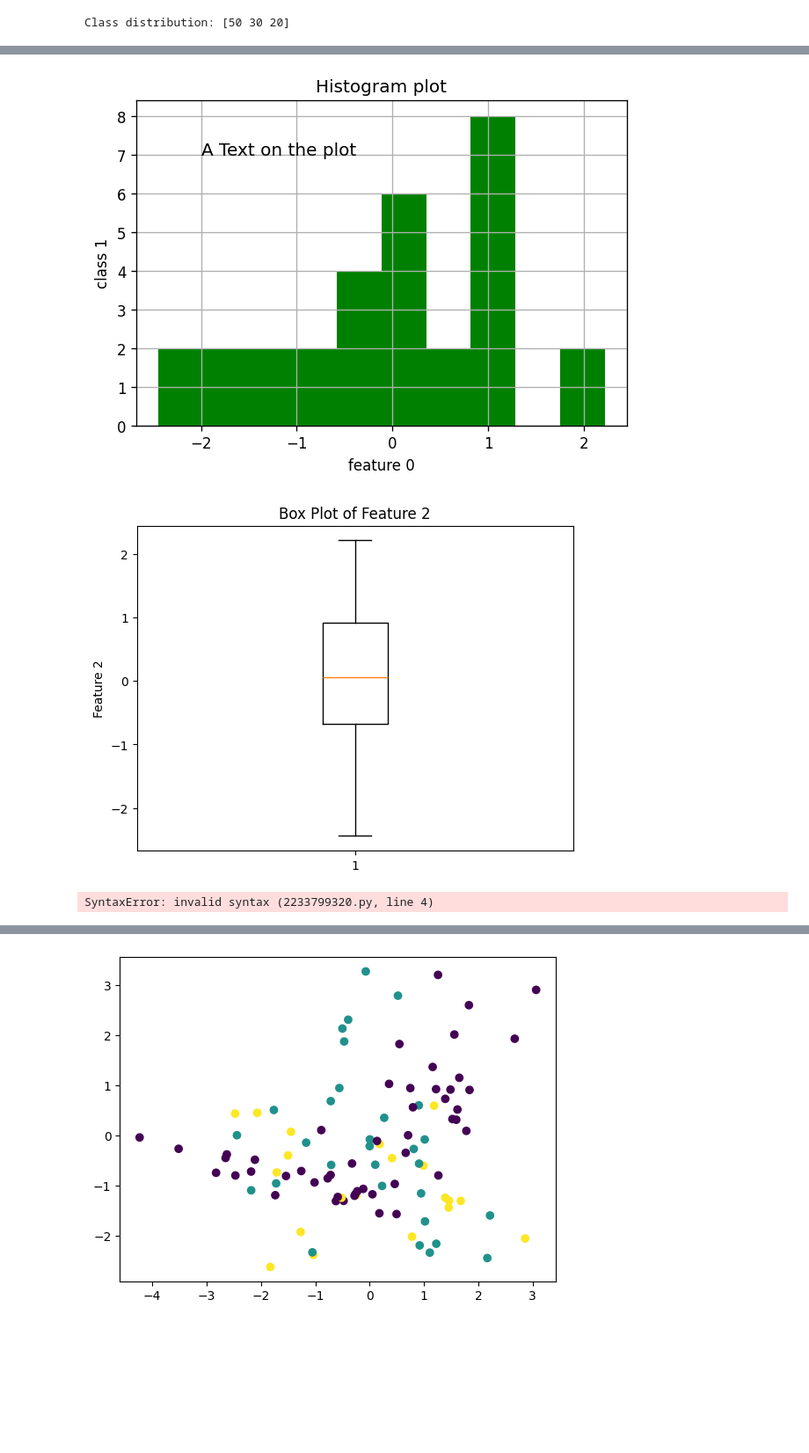
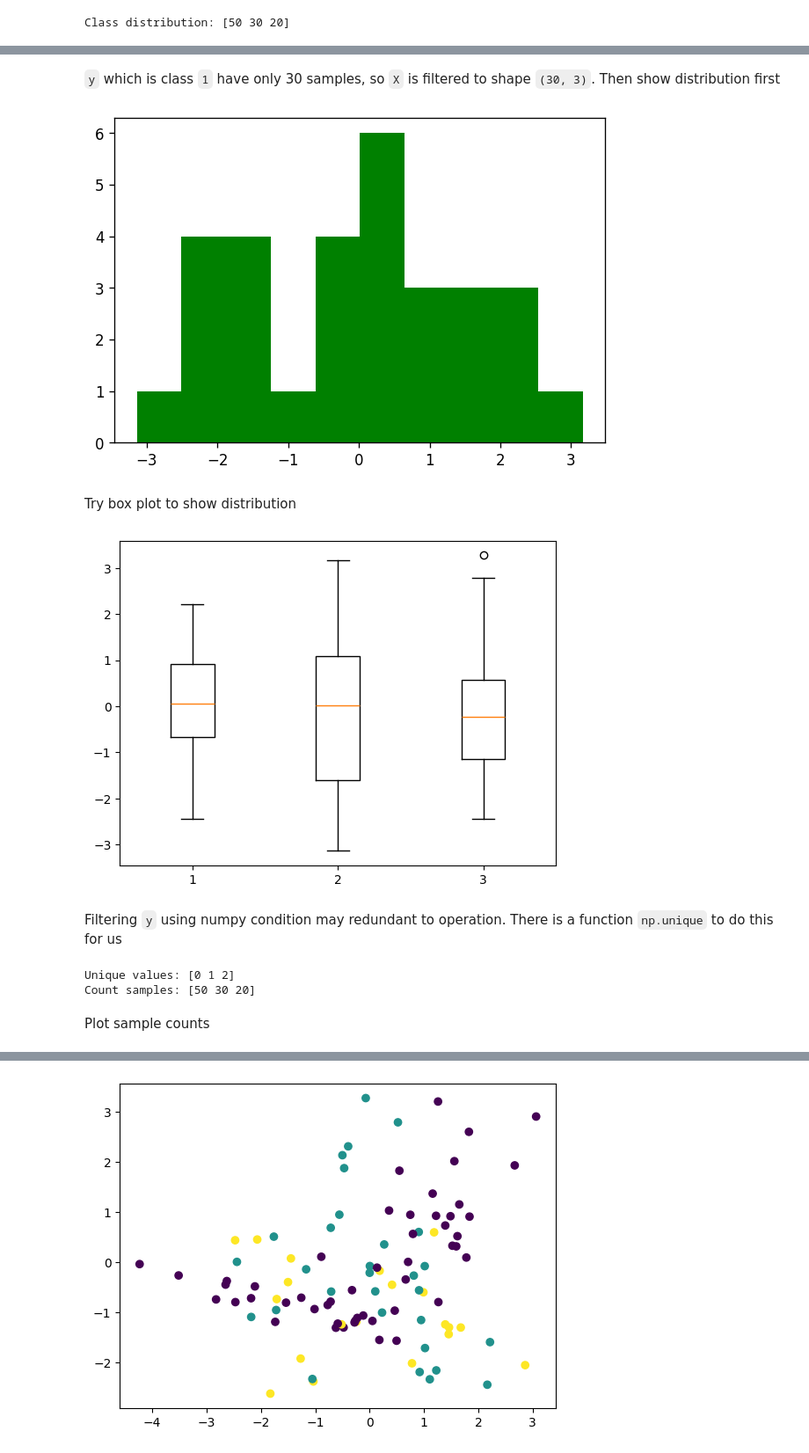
Before and after one commit to tniramol/rs-lc-dl, a Jupyter notebook: matplotlib_tutorial.ipynb, the cells around one changed output, grey strips where cells are left out. Shown at 88% size. Cells and saved outputs as stored; diff of their text form; code cells hidden in the pictures; blank space fills up the shorter version.

```diff
--- a/matplotlib_tutorial.ipynb
+++ b/matplotlib_tutorial.ipynb
@@ -53,8 +142,7 @@ y.shape
 select_feature = 0
 select_class = 1
 
-data = X[y==select_class][:, select_feature]
+data = X[y==select_class]
 
-print(data)
-print(f'Size: {len(data)}')
+print(data.shape)
 # %% [output]
@@ -70,40 +150,50 @@ Size: 30
+# %% [markdown]
+`y` which is class `1` have only 30 samples, so `X` is filtered to shape `(30, 3)`. Then show distribution first
 # %%
 # make widget
 
 plt.figure(figsize=(6,4), dpi=120)
 
 # make chart
-plt.hist(data,
+plt.hist(data[:, 1],  # all samples with feature 1
          color='green'
          )
 
 # make properties
-plt.xlabel(f'feature {select_feature}')
-plt.ylabel(f'class {select_class}')
 
-plt.title('Histogram plot')
+# plt.xlabel(f'feature {select_feature}')
+# plt.ylabel(f'class {select_class}')
 
-plt.grid()
+# plt.title('Histogram plot')
 
-plt.text(-2, 7, 'A Text on the plot', fontsize=12)
+# plt.grid()
+
+# plt.text(x=-2, y=5, s='A Text on the plot', fontsize=12,)
 
 plt.show()
 # %% [output]
-[figure, old version]
+[figure, new version]
+# %% [markdown]
+Try box plot to show distribution
 # %%
-plt.boxplot(data)
-plt.ylabel('Feature 2')
-plt.title('Box Plot of Feature 2')
+plt.boxplot(data) # all features
+#plt.ylabel('Feature 2')
+#plt.title('Box Plot of Feature 2')
 plt.show()
 # %% [output]
-[figure, old version]
+[figure, new version]
+# %% [markdown]
+Filtering `y` using numpy condition may redundant to operation. There is a function `np.unique` to do this for us
 # %%
 values, counts = np.unique(y, return_counts=True)
 
 print(f'Unique values: {values}')
-print(f'Count samples: {counts}')s
+print(f'Count samples: {counts}')
 # %% [output]
-SyntaxError: invalid syntax (2233799320.py, line 4)
+Unique values: [0 1 2]
+Count samples: [50 30 20]
+# %% [markdown]
+Plot sample counts
 # %%
 color_list = ['blue', 'orange', 'red']
 label_list = ['Class 0', 'Class 1', 'Class 2']
```
Also changed, not shown: parts of 52 cells of this notebook, 5 other files.
